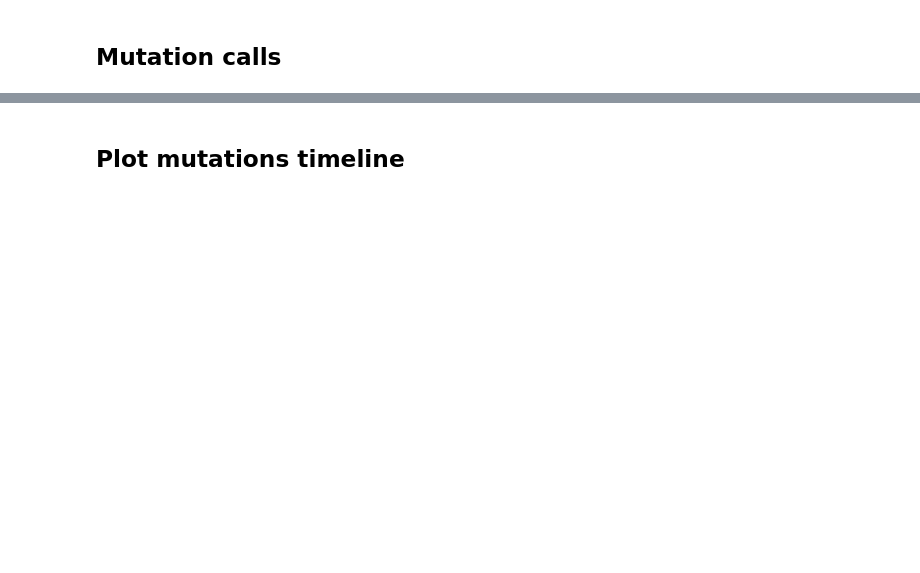
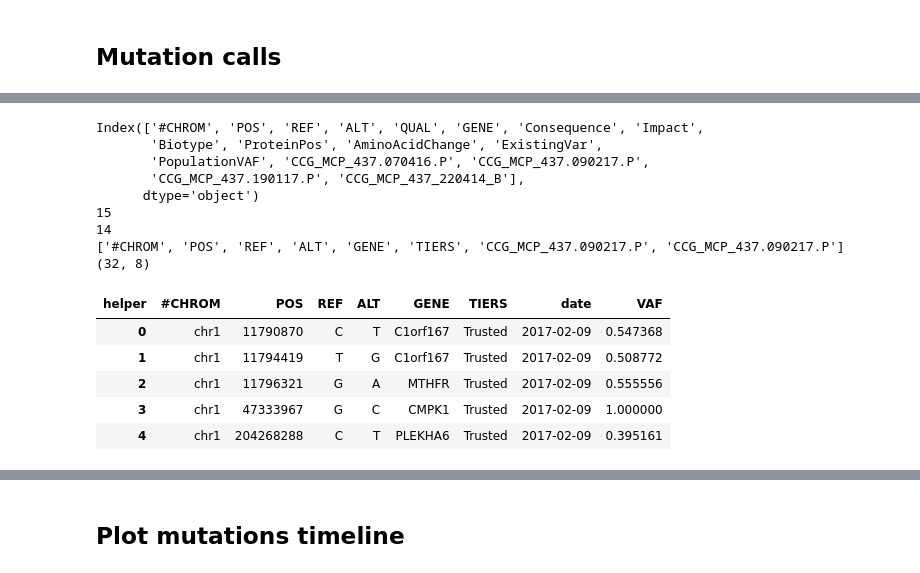
Before and after one commit to hanaecarrie/cfdna_snv_benchmark, a Jupyter notebook: analysis/dataset_lowtftimepoints.ipynb, the cells around one changed output, grey strips where cells are left out. Cells and saved outputs as stored; diff of their text form; code cells hidden in the pictures; blank space fills up the shorter version.

```diff
--- a/analysis/dataset_lowtftimepoints.ipynb
+++ b/analysis/dataset_lowtftimepoints.ipynb
@@ -218,31 +297,48 @@ for it in list(date_lowtftimepoints):
     if sum(mutation_df.columns.str.contains(aux1)) == 1:
         idx = mutation_df.columns.str.contains(aux1).tolist().index(True)
         print(idx)
     else:
         aux2 = 'CCG_MCP_'+str(patient)+'.'+ it.split('-')[-1]+it.split('-')[1]+it.split('-')[0][-2:]
         if sum(mutation_df.columns.str.contains(aux2)) == 1:
             idx = mutation_df.columns.str.contains(aux2).tolist().index(True)
             print(idx)
         col.append(mutation_df.columns[idx])
 print(col)
 mutation_df = mutation_df[col]
 mutation_df.insert(loc = 6,
       column = 'helper',
       value = 'hello')
 mutation_lowtftimepoints_MCP = (mutation_df.set_index(col[:6]+['helper'])
                                .stack()
+                               .drop_duplicates()
                                .unstack(-2)
                                .ffill(axis=1)
                                .bfill(axis=1, downcast='infer')
                                .add_prefix('new_')
                                .reset_index()
                                .rename({'level_6': 'date'}, axis=1))
 
 mutation_lowtftimepoints_MCP['date'] = mutation_lowtftimepoints_MCP['date'].str.split('.').str[1]
 mutation_lowtftimepoints_MCP['date'] = pd.to_datetime(mutation_lowtftimepoints_MCP['date'], format='%d%m%y').astype(str)
 foo2 = lambda x: pd.Series(float(x.split(' / ')[0])/float(x.split(' / ')[1].split(' = ')[0]))
 mutation_lowtftimepoints_MCP['VAF'] = mutation_lowtftimepoints_MCP['new_hello'].apply(foo2)
 mutation_lowtftimepoints_MCP.drop('new_hello', axis=1, inplace=True)
 print(mutation_lowtftimepoints_MCP.shape)
 mutation_lowtftimepoints_MCP.head()
+# %% [output]
+Index(['#CHROM', 'POS', 'REF', 'ALT', 'QUAL', 'GENE', 'Consequence', 'Impact',
+       'Biotype', 'ProteinPos', 'AminoAcidChange', 'ExistingVar',
+       'PopulationVAF', 'CCG_MCP_437.070416.P', 'CCG_MCP_437.090217.P',
+       'CCG_MCP_437.190117.P', 'CCG_MCP_437_220414_B'],
+      dtype='object')
+15
+14
+['#CHROM', 'POS', 'REF', 'ALT', 'GENE', 'TIERS', 'CCG_MCP_437.090217.P', 'CCG_MCP_437.090217.P']
+(32, 8)
+| helper | #CHROM | POS | REF | ALT | GENE | TIERS | date | VAF |
+| 0 | chr1 | 11790870 | C | T | C1orf167 | Trusted | 2017-02-09 | 0.547368 |
+| 1 | chr1 | 11794419 | T | G | C1orf167 | Trusted | 2017-02-09 | 0.508772 |
+| 2 | chr1 | 11796321 | G | A | MTHFR | Trusted | 2017-02-09 | 0.555556 |
+| 3 | chr1 | 47333967 | G | C | CMPK1 | Trusted | 2017-02-09 | 1.000000 |
+| 4 | chr1 | 204268288 | C | T | PLEKHA6 | Trusted | 2017-02-09 | 0.395161 |
 # %%
```
Also changed, not shown: parts of 18 cells of this notebook, 5 other files.
